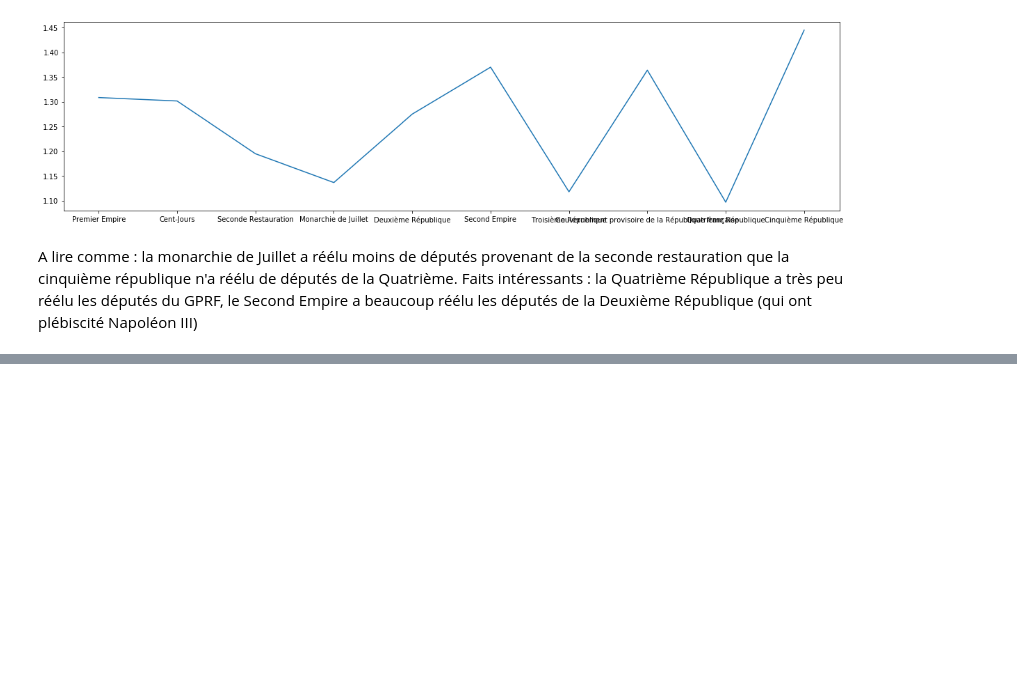
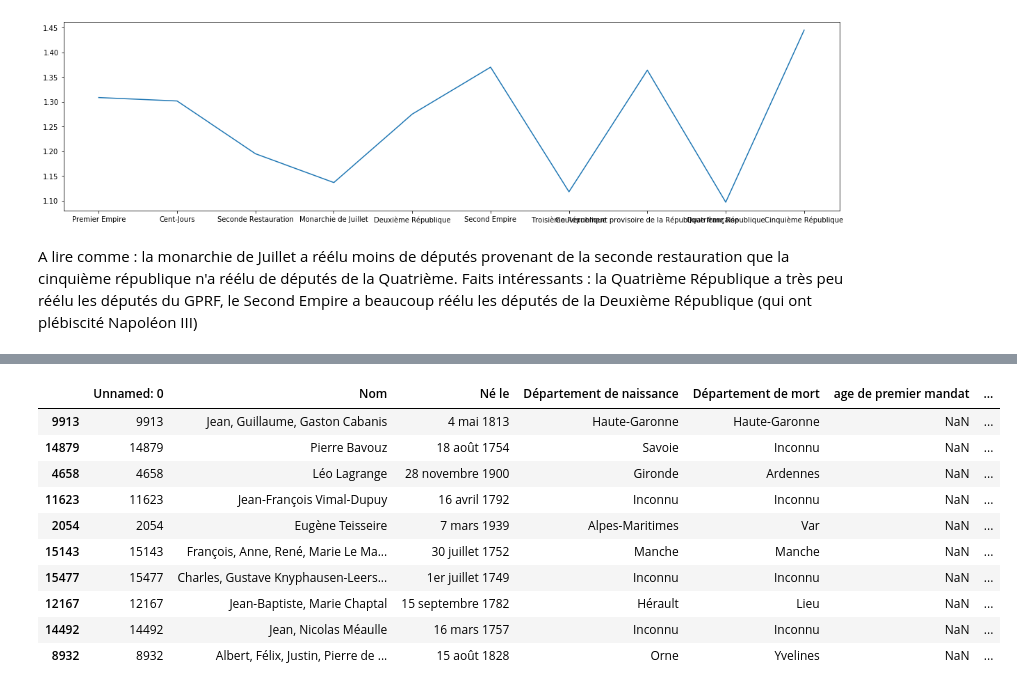
Before and after one commit to dusylvain/Projet-Python-deputes, a Jupyter notebook: statistiques_descriptives_depute.ipynb, the cells around one changed output, grey strips where cells are left out. Saved outputs shown, nothing was run; the diff lists cells and outputs as text; code cells hidden in the pictures; blank space fills up the shorter version.

Commit message:
Extension df_depu

```diff
--- a/statistiques_descriptives_depute.ipynb
+++ b/statistiques_descriptives_depute.ipynb
@@ -6,8 +6,9 @@ import geopandas as gpd
 import descartes
 # %%
-user='S'
+user='G'
 
 if user=='S':
+    import geopandas as gpd
     mandat_dep=pd.read_csv("C:/Users/sylva/Desktop/git/Projet-Python-deputes/liste_mandat.csv")#on récupère le csv de la liste des mandats
     df_depu=pd.read_csv("C:/Users/sylva/Desktop/git/Projet-Python-deputes/listeDepute_complete.csv")
 
@@ -541,0 +587,2 @@ Faits intéressants : la Quatrième République a très peu réélu les député
+# %%
+age_dep=age_dep.reset_index()
@@ -541,0 +593,5 @@ Faits intéressants : la Quatrième République a très peu réélu les député
+# %%
+premier_mandat=age_dep.groupby("Nom")["age en année"].min()
+# %%
+premier_mandat=pd.DataFrame(premier_mandat).rename(columns={"age en année":"age premier mandat"})
+premier_mandat.head()
@@ -541,0 +606,15 @@ Faits intéressants : la Quatrième République a très peu réélu les député
+# %%
+df_depu_b=df_depu.join(premier_mandat,on="Nom",lsuffix=" ")
+df_depu_b.sample(10)
+# %% [output]
+|  | Unnamed: 0 | Nom | Né le | Département de naissance | Département de mort | age de premier mandat | ... |
+| 9913 | 9913 | Jean, Guillaume, Gaston Cabanis | 4 mai 1813 | Haute-Garonne | Haute-Garonne | NaN | ... |
+| 14879 | 14879 | Pierre Bavouz | 18 août 1754 | Savoie | Inconnu | NaN | ... |
+| 4658 | 4658 | Léo Lagrange | 28 novembre 1900 | Gironde | Ardennes | NaN | ... |
+| 11623 | 11623 | Jean-François Vimal-Dupuy | 16 avril 1792 | Inconnu | Inconnu | NaN | ... |
+| 2054 | 2054 | Eugène Teisseire | 7 mars 1939 | Alpes-Maritimes | Var | NaN | ... |
+| 15143 | 15143 | François, Anne, René, Marie Le Ma... | 30 juillet 1752 | Manche | Manche | NaN | ... |
+| 15477 | 15477 | Charles, Gustave Knyphausen-Leers... | 1er juillet 1749 | Inconnu | Inconnu | NaN | ... |
+| 12167 | 12167 | Jean-Baptiste, Marie Chaptal | 15 septembre 1782 | Hérault | Lieu | NaN | ... |
+| 14492 | 14492 | Jean, Nicolas Méaulle | 16 mars 1757 | Inconnu | Inconnu | NaN | ... |
+| 8932 | 8932 | Albert, Félix, Justin, Pierre de ... | 15 août 1828 | Orne | Yvelines | NaN | ... |
```
Also changed, not shown: parts of 11 cells of this notebook.
